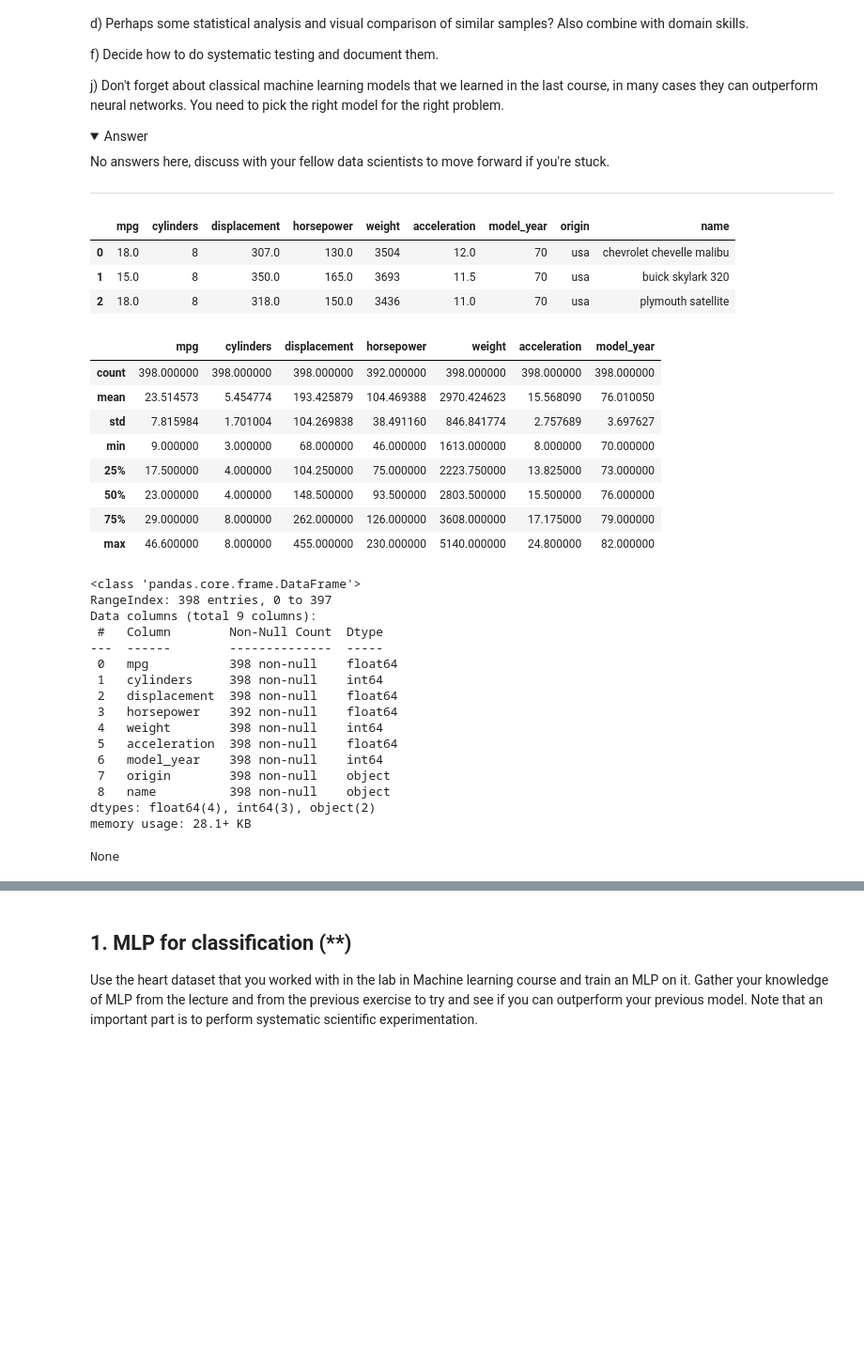
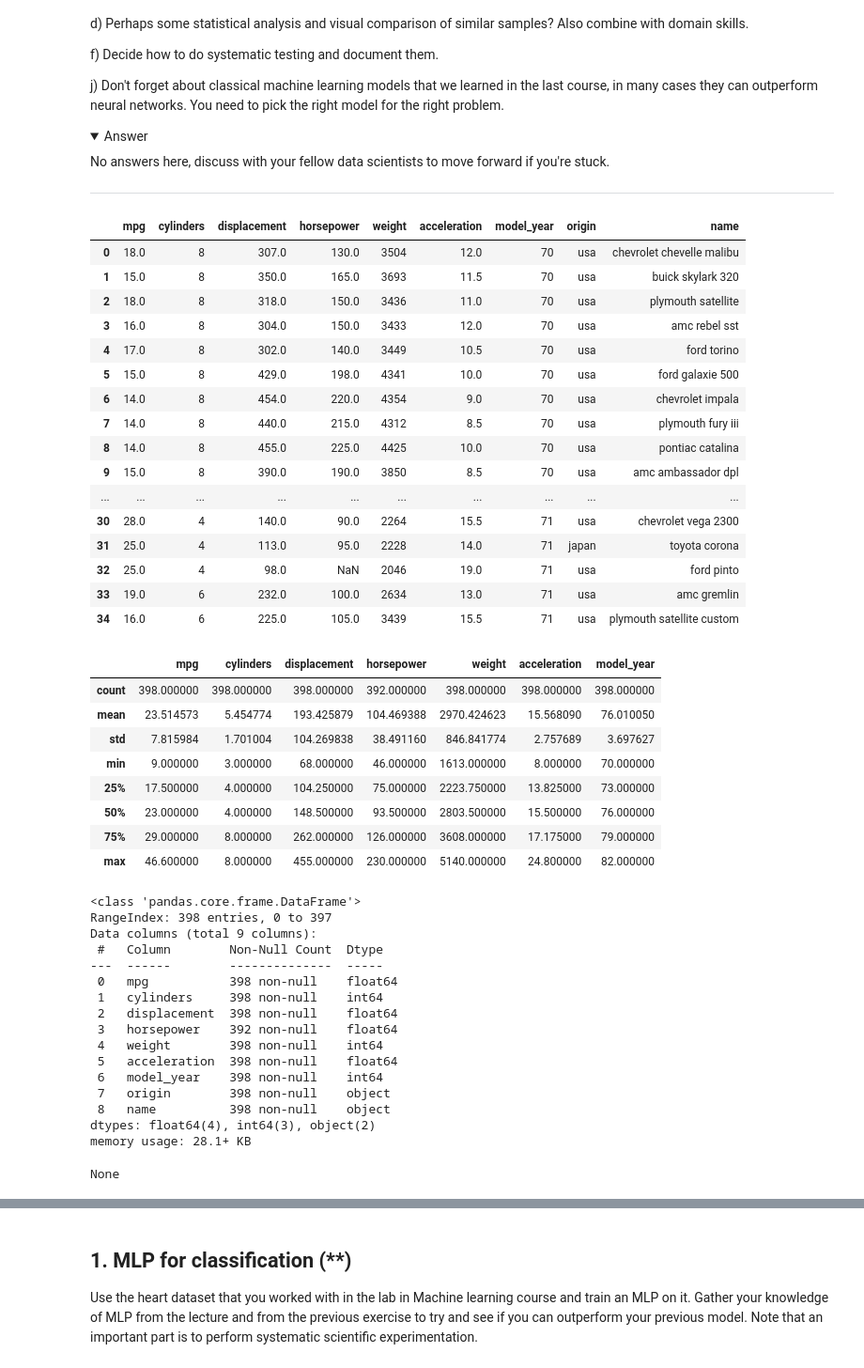
Before and after one commit to nabil0n/DeepLearning, a Jupyter notebook: exercises/E0-MLP.ipynb, the cells around one changed output, grey strips where cells are left out. Shown at 94% size. Saved outputs shown, nothing was run; the diff lists cells and outputs as text; code cells hidden in the pictures; folded sections open; blank space fills up the shorter version.

```diff
--- a/exercises/E0-MLP.ipynb
+++ b/exercises/E0-MLP.ipynb
@@ -75,14 +74,27 @@ No answers here, discuss with your fellow data scientists to move forward if you
 data = sns.load_dataset('mpg')
 # %%
 # b) Gör en EDA DAAAÅÅ
-display(data.head(3))
+display(data.head(35))
 display(data.describe())
 display(data.info())
 # %% [output]
 |  | mpg | cylinders | displacement | horsepower | weight | acceleration | model_year | origin | name |
 | 0 | 18.0 | 8 | 307.0 | 130.0 | 3504 | 12.0 | 70 | usa | chevrolet chevelle malibu |
 | 1 | 15.0 | 8 | 350.0 | 165.0 | 3693 | 11.5 | 70 | usa | buick skylark 320 |
 | 2 | 18.0 | 8 | 318.0 | 150.0 | 3436 | 11.0 | 70 | usa | plymouth satellite |
+| 3 | 16.0 | 8 | 304.0 | 150.0 | 3433 | 12.0 | 70 | usa | amc rebel sst |
+| 4 | 17.0 | 8 | 302.0 | 140.0 | 3449 | 10.5 | 70 | usa | ford torino |
+| 5 | 15.0 | 8 | 429.0 | 198.0 | 4341 | 10.0 | 70 | usa | ford galaxie 500 |
+| 6 | 14.0 | 8 | 454.0 | 220.0 | 4354 | 9.0 | 70 | usa | chevrolet impala |
+| 7 | 14.0 | 8 | 440.0 | 215.0 | 4312 | 8.5 | 70 | usa | plymouth fury iii |
+| 8 | 14.0 | 8 | 455.0 | 225.0 | 4425 | 10.0 | 70 | usa | pontiac catalina |
+| 9 | 15.0 | 8 | 390.0 | 190.0 | 3850 | 8.5 | 70 | usa | amc ambassador dpl |
+| ... | ... | ... | ... | ... | ... | ... | ... | ... | ... |
+| 30 | 28.0 | 4 | 140.0 | 90.0 | 2264 | 15.5 | 71 | usa | chevrolet vega 2300 |
+| 31 | 25.0 | 4 | 113.0 | 95.0 | 2228 | 14.0 | 71 | japan | toyota corona |
+| 32 | 25.0 | 4 | 98.0 | NaN | 2046 | 19.0 | 71 | usa | ford pinto |
+| 33 | 19.0 | 6 | 232.0 | 100.0 | 2634 | 13.0 | 71 | usa | amc gremlin |
+| 34 | 16.0 | 6 | 225.0 | 105.0 | 3439 | 15.5 | 71 | usa | plymouth satellite custom |
 |  | mpg | cylinders | displacement | horsepower | weight | acceleration | model_year |
 | count | 398.000000 | 398.000000 | 398.000000 | 392.000000 | 398.000000 | 398.000000 | 398.000000 |
 | mean | 23.514573 | 5.454774 | 193.425879 | 104.469388 | 2970.424623 | 15.568090 | 76.010050 |
```
Also changed, not shown: parts of 22 cells of this notebook, 1 other file.
